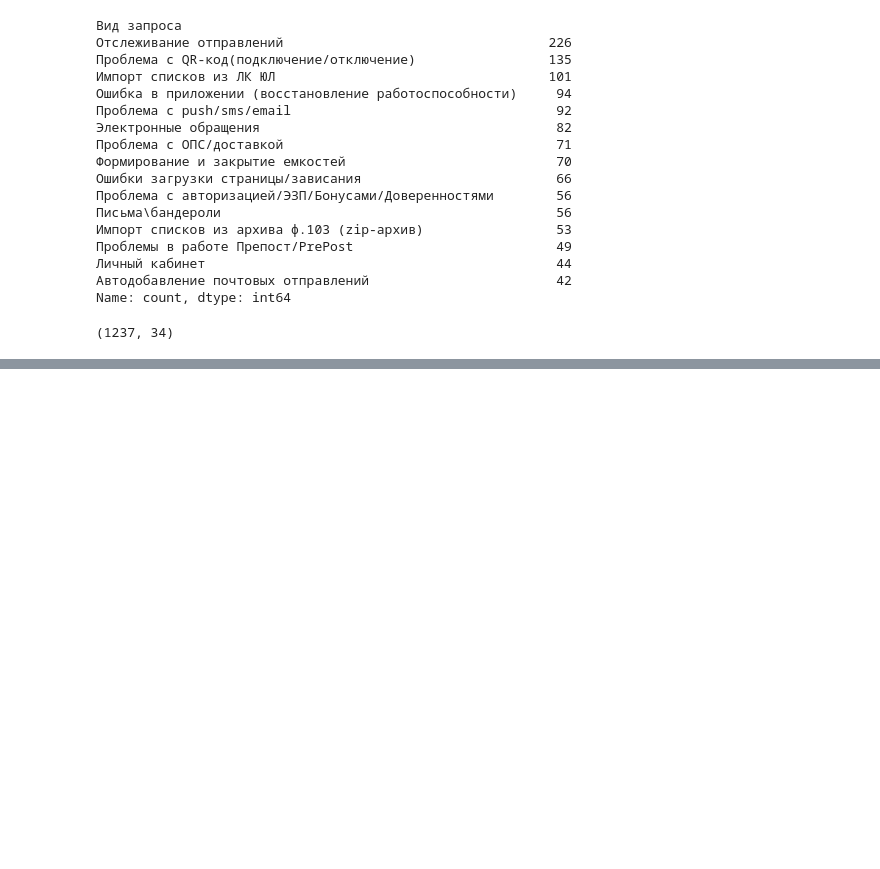
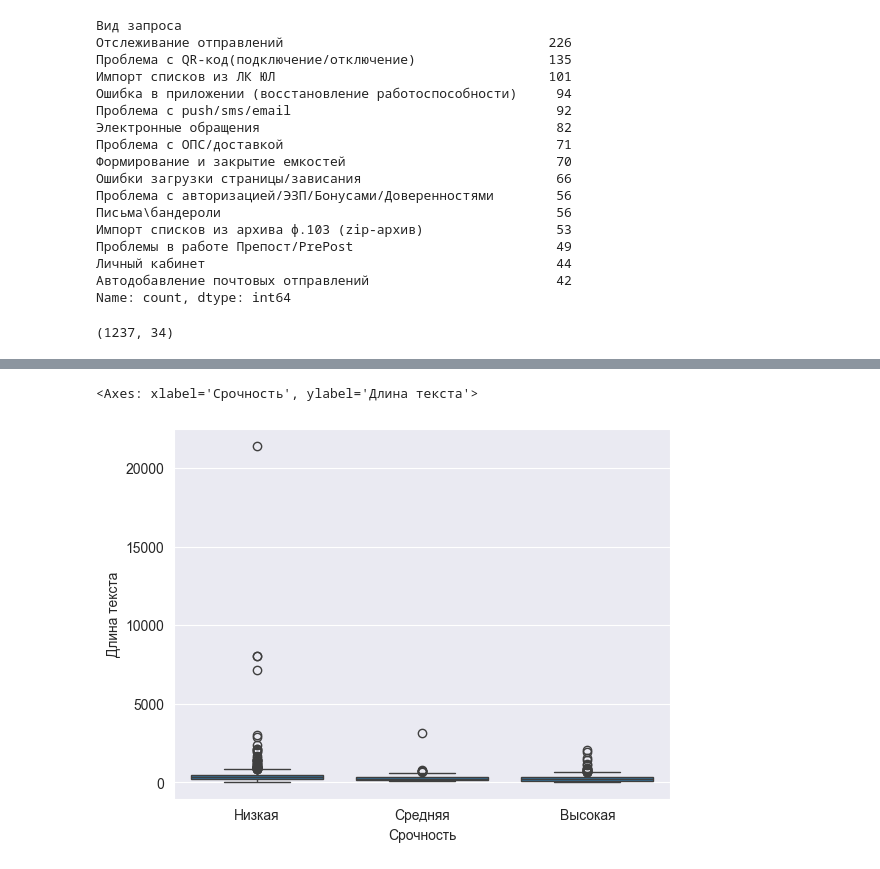
Before and after one commit to Artemka19777/PostCode, a Jupyter notebook: project.ipynb, the cells around one changed output, grey strips where cells are left out. Saved outputs shown, nothing was run; the diff lists cells and outputs as text; code cells hidden in the pictures; blank space fills up the shorter version.

```diff
--- a/project.ipynb
+++ b/project.ipynb
@@ -115,0 +445,3 @@ NameError: name 'data' is not defined
+# %%
+data['Длина текста'] = data['Описание 2'].apply(lambda x: len(x))
+data['Длина текста']
@@ -115,0 +461,5 @@ NameError: name 'data' is not defined
+# %%
+sns.boxplot(data=data, y='Длина текста', x='Срочность')
+# %% [output]
+<Axes: xlabel='Срочность', ylabel='Длина текста'>
+[figure, added]
```
Also changed, not shown: parts of 54 cells of this notebook, 1 other file.
